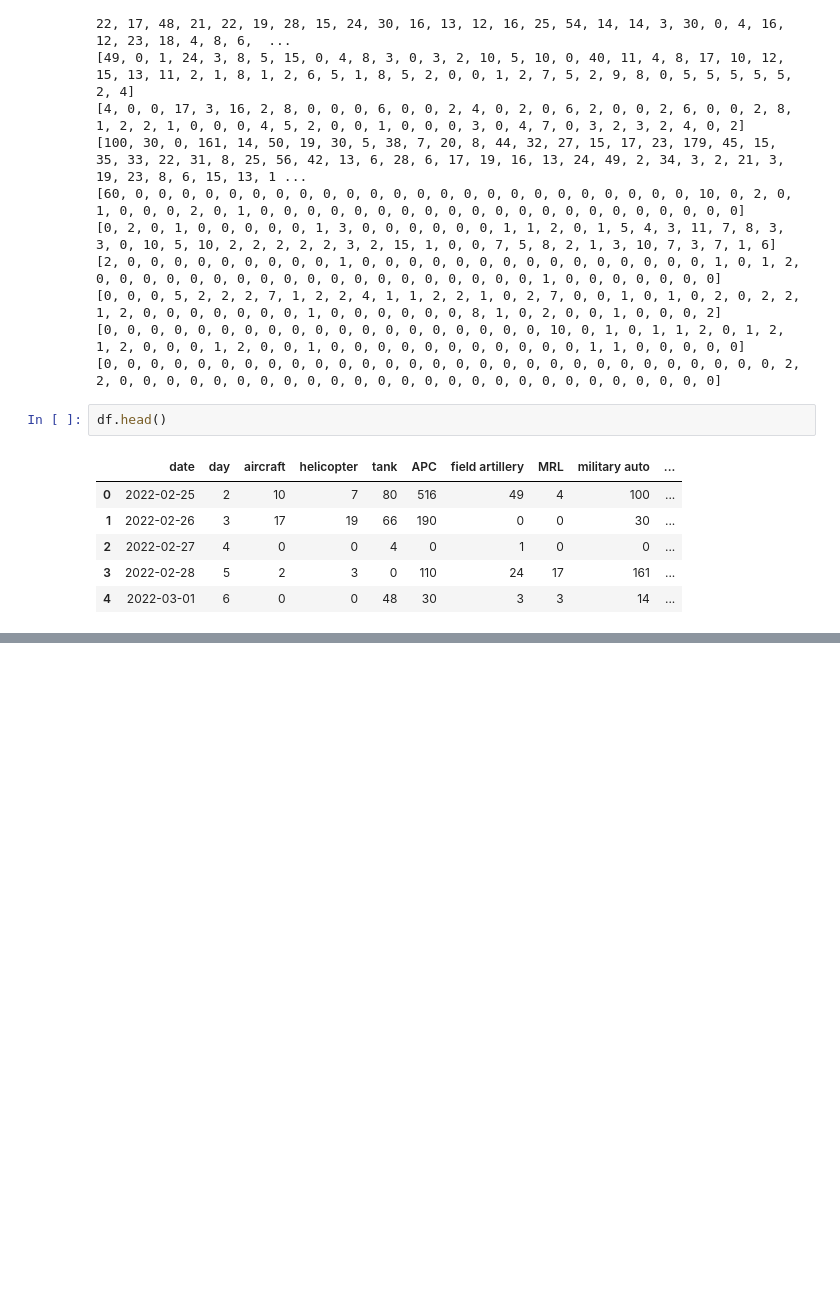
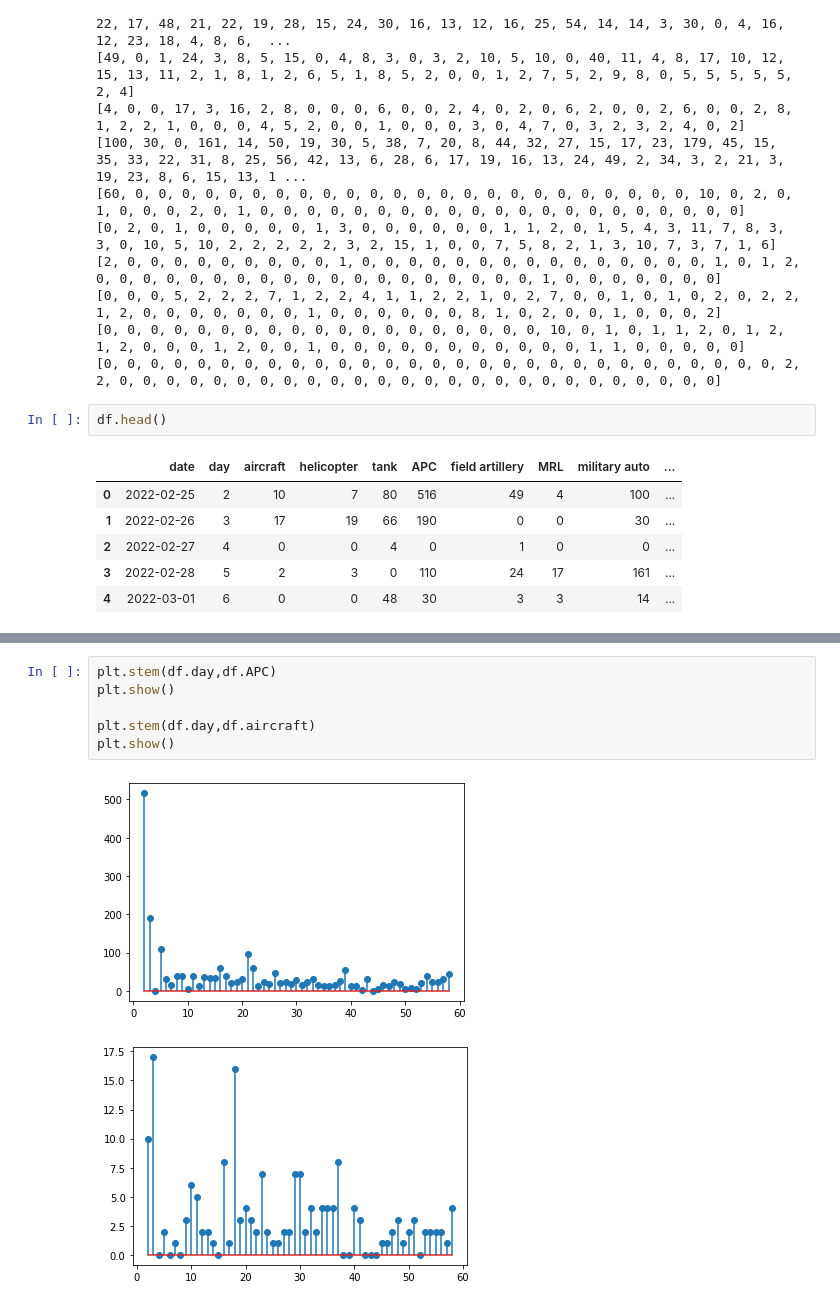
Before and after one commit to DhanushNarayanan7/Ukraine-Russia-Analysis, a Jupyter notebook: ukraine-russia-ds-dandk.ipynb, the cells around one changed output, grey strips where cells are left out. Cells and saved outputs as stored; diff of their text form; blank space fills up the shorter version.

```diff
--- a/ukraine-russia-ds-dandk.ipynb
+++ b/ukraine-russia-ds-dandk.ipynb
@@ -142,0 +153,9 @@ df.head()
+# %%
+plt.stem(df.day,df.APC)
+plt.show()
+
+plt.stem(df.day,df.aircraft)
+plt.show()
+# %% [output]
+[figure, added]
+[figure, added]
```
Also changed, not shown: parts of 3 cells of this notebook.
